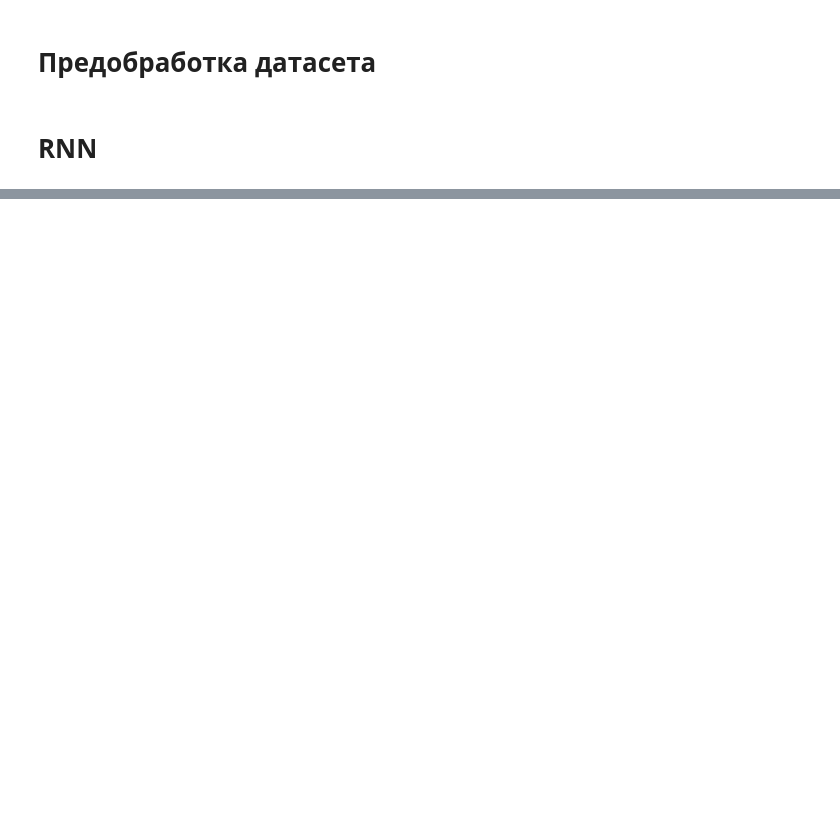
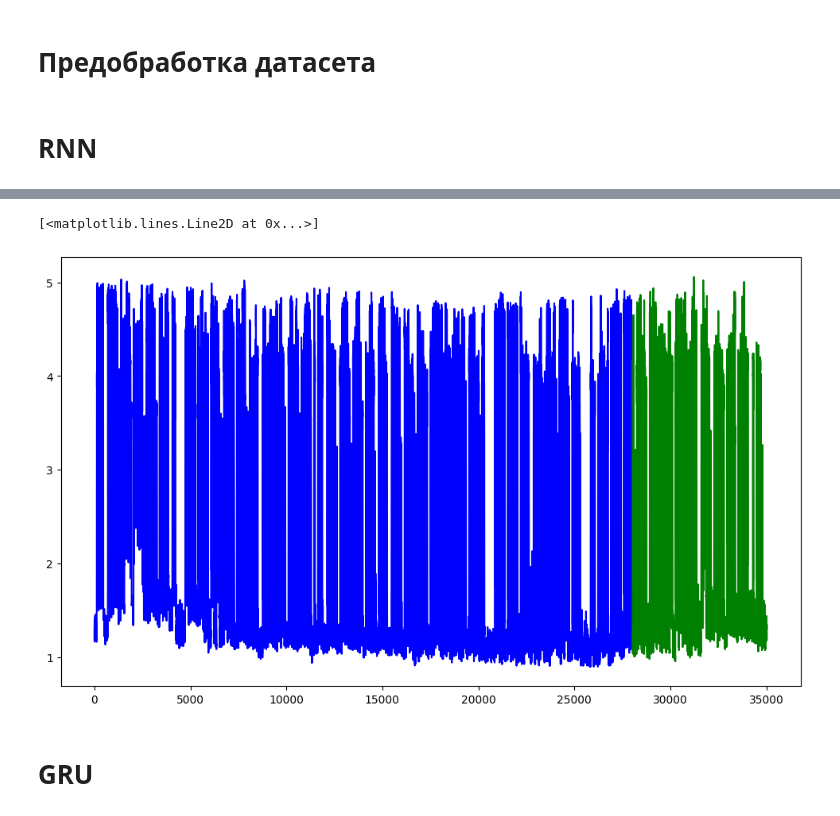
Before and after one commit to IlyaKasiutin/FOSII, a Jupyter notebook: lab3.ipynb, the cells around one changed output, grey strips where cells are left out. Saved outputs shown, nothing was run; the diff lists cells and outputs as text; code cells hidden in the pictures; blank space fills up the shorter version.

```diff
--- a/lab3.ipynb
+++ b/lab3.ipynb
@@ -88,0 +112,9 @@ plt.show()
+# %%
+plt.figure(figsize=(12, 7))
+plt.plot(y_train, label='True Usage (Train)', color='blue')
+plt.plot(range(y_train.shape[0], y_train.shape[0] + y_test.shape[0]), y_test, label='True Usage (Test)', color='green')
+# %% [output]
+[<matplotlib.lines.Line2D at 0x...>]
+[figure, added]
+# %% [markdown]
+# GRU
```
Also changed, not shown: parts of 10 cells of this notebook, 5 other files.
